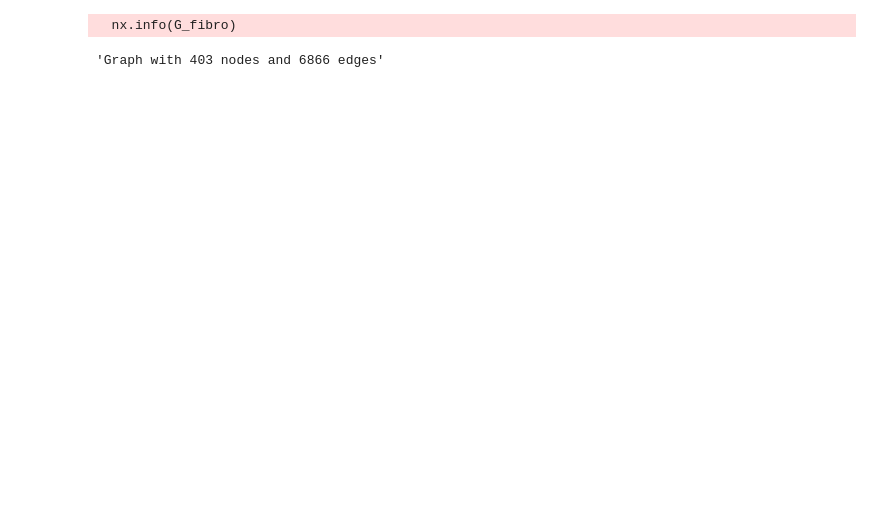
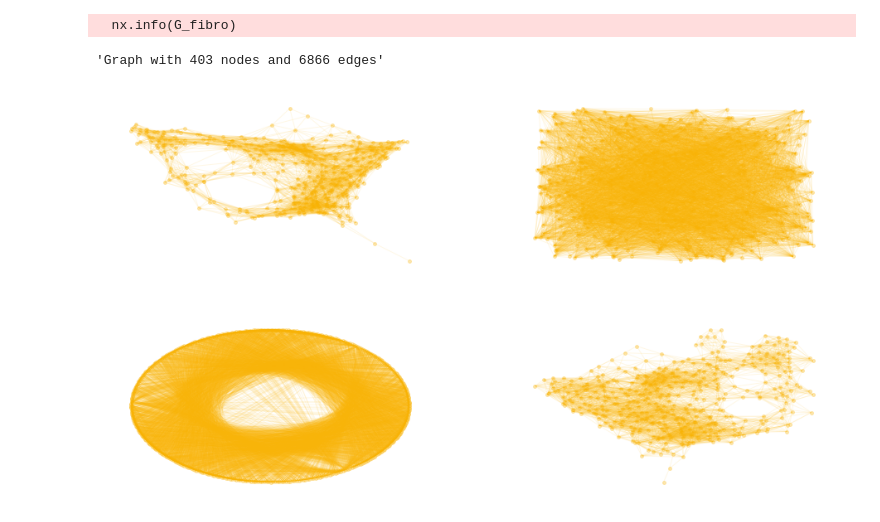
Before and after one commit to maxstollmayer/Complex-Network-Analysis-Project, a Jupyter notebook: VR/fibro/fibro.ipynb, the cells around one changed output. Drawn from its saved outputs; the diff is of its cells as text; code cells hidden in the pictures; blank space fills up the shorter version.

Commit message:
Plot for VR video

```diff
--- a/VR/fibro/fibro.ipynb
+++ b/VR/fibro/fibro.ipynb
@@ -27,6 +27,19 @@ nx.info(G_fibro)
 # %% [output]
   nx.info(G_fibro)
 'Graph with 403 nodes and 6866 edges'
+# %%
+yellow = np.array((248, 177, 0)) / 255
+plot = lambda ax, layout: rng.plot_nx(G_fibro, ax=ax, node_colors=[yellow], edge_colors=[yellow], edge_alpha=0.1, pos=layout(G_fibro))
+
+fig, axs = plt.subplots(nrows=2, ncols=2, figsize=(16,9))
+plot(axs[0,0], nx.spring_layout)
+plot(axs[0,1], nx.random_layout)
+plot(axs[1,0], nx.shell_layout)
+plot(axs[1,1], nx.kamada_kawai_layout)
+plt.savefig("video/footage/fibro_network.png")
+plt.show()
+# %% [output]
+[figure, added]
 # %%
 layout = Layout(G_fibro, pos, node_colors=[(248, 177, 0, 100)], edge_colors=[(248, 177, 0, 100)])
 # %%
```
Also changed, not shown: parts of 2 cells of this notebook.
